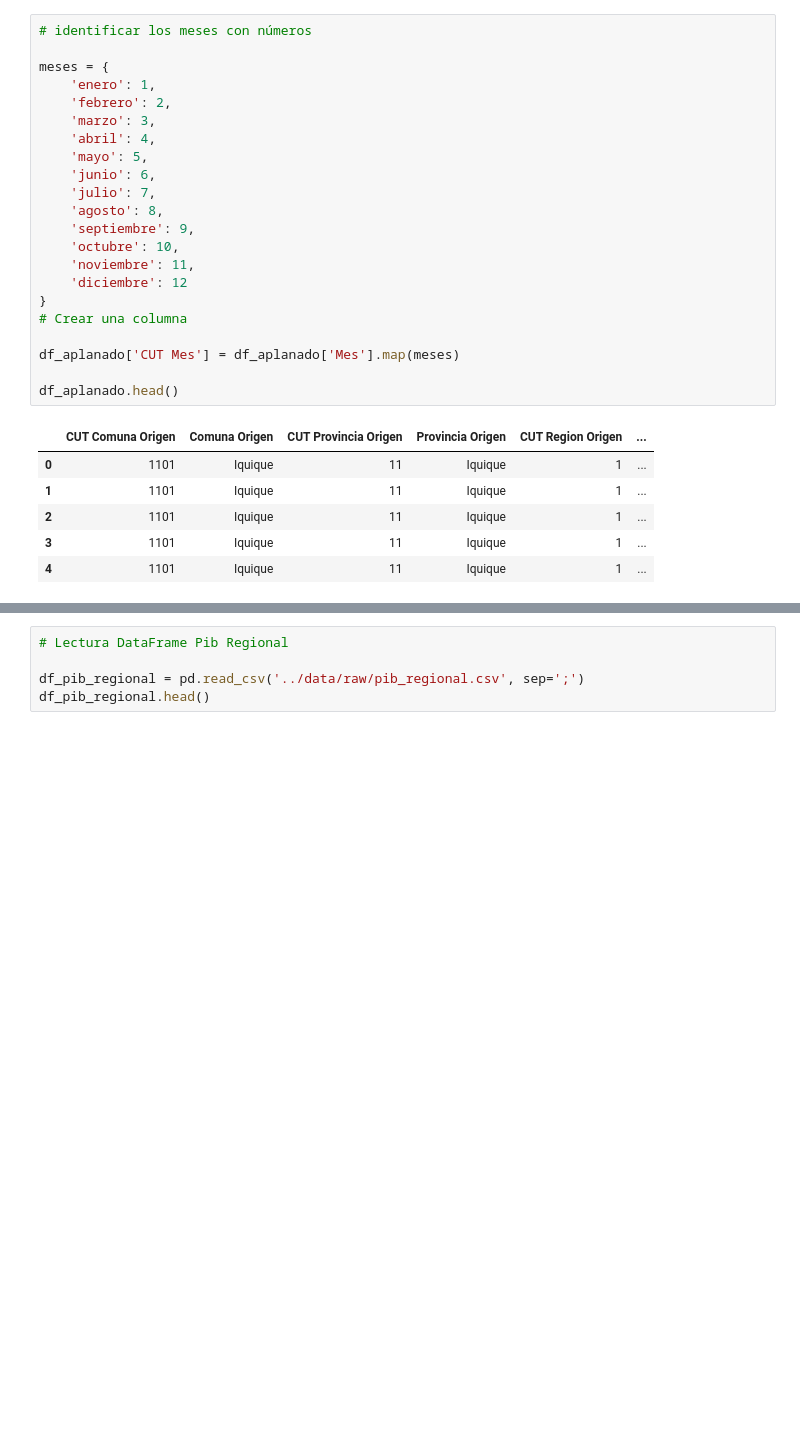
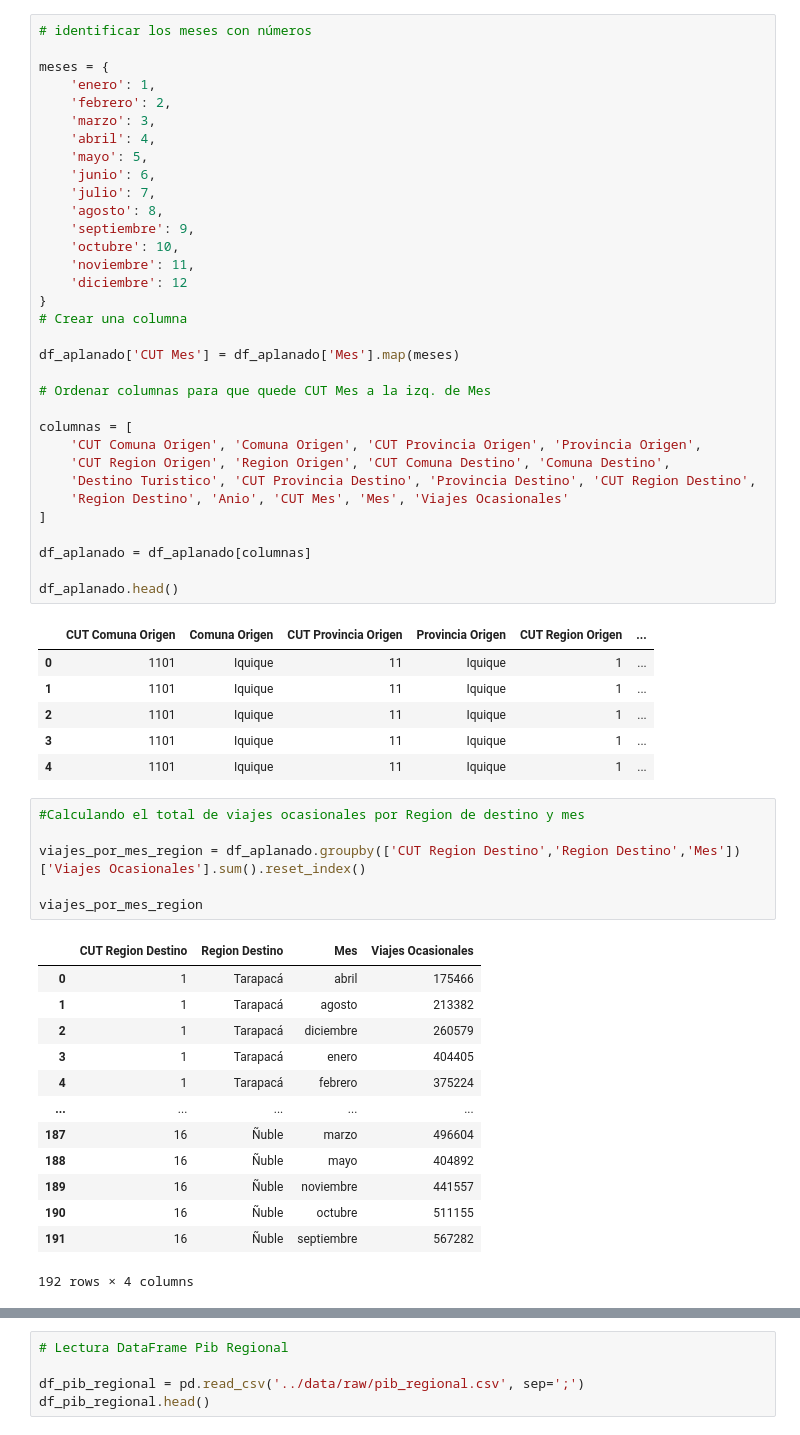
Before and after one commit to bartowen/Tour_Data_Pro, a Jupyter notebook: src/2-ExploracionDataframes.ipynb, the cells around one changed output, grey strips where cells are left out. Saved outputs shown, nothing was run; the diff lists cells and outputs as text; blank space fills up the shorter version.

Commit message:
Calculo viajes ocasionales por mes y destino

```diff
--- a/src/2-ExploracionDataframes.ipynb
+++ b/src/2-ExploracionDataframes.ipynb
@@ -87,6 +87,17 @@ meses = {
 
 df_aplanado['CUT Mes'] = df_aplanado['Mes'].map(meses)
 
+# Ordenar columnas para que quede CUT Mes a la izq. de Mes
+
+columnas = [
+    'CUT Comuna Origen', 'Comuna Origen', 'CUT Provincia Origen', 'Provincia Origen',
+    'CUT Region Origen', 'Region Origen', 'CUT Comuna Destino', 'Comuna Destino',
+    'Destino Turistico', 'CUT Provincia Destino', 'Provincia Destino', 'CUT Region Destino',
+    'Region Destino', 'Anio', 'CUT Mes', 'Mes', 'Viajes Ocasionales'
+]
+
+df_aplanado = df_aplanado[columnas]
+
 df_aplanado.head()
 # %% [output]
 |  | CUT Comuna Origen | Comuna Origen | CUT Provincia Origen | Provincia Origen | CUT Region Origen | ... |
@@ -95,3 +106,23 @@ df_aplanado.head()
 | 2 | 1101 | Iquique | 11 | Iquique | 1 | ... |
 | 3 | 1101 | Iquique | 11 | Iquique | 1 | ... |
 | 4 | 1101 | Iquique | 11 | Iquique | 1 | ... |
+# %%
+#Calculando el total de viajes ocasionales por Region de destino y mes
+
+viajes_por_mes_region = df_aplanado.groupby(['CUT Region Destino','Region Destino','Mes'])['Viajes Ocasionales'].sum().reset_index()
+
+viajes_por_mes_region
+# %% [output]
+|  | CUT Region Destino | Region Destino | Mes | Viajes Ocasionales |
+| 0 | 1 | Tarapacá | abril | 175466 |
+| 1 | 1 | Tarapacá | agosto | 213382 |
+| 2 | 1 | Tarapacá | diciembre | 260579 |
+| 3 | 1 | Tarapacá | enero | 404405 |
+| 4 | 1 | Tarapacá | febrero | 375224 |
+| ... | ... | ... | ... | ... |
+| 187 | 16 | Ñuble | marzo | 496604 |
+| 188 | 16 | Ñuble | mayo | 404892 |
+| 189 | 16 | Ñuble | noviembre | 441557 |
+| 190 | 16 | Ñuble | octubre | 511155 |
+| 191 | 16 | Ñuble | septiembre | 567282 |
+192 rows × 4 columns
```
Also changed, not shown: parts of 1 cell of this notebook.
